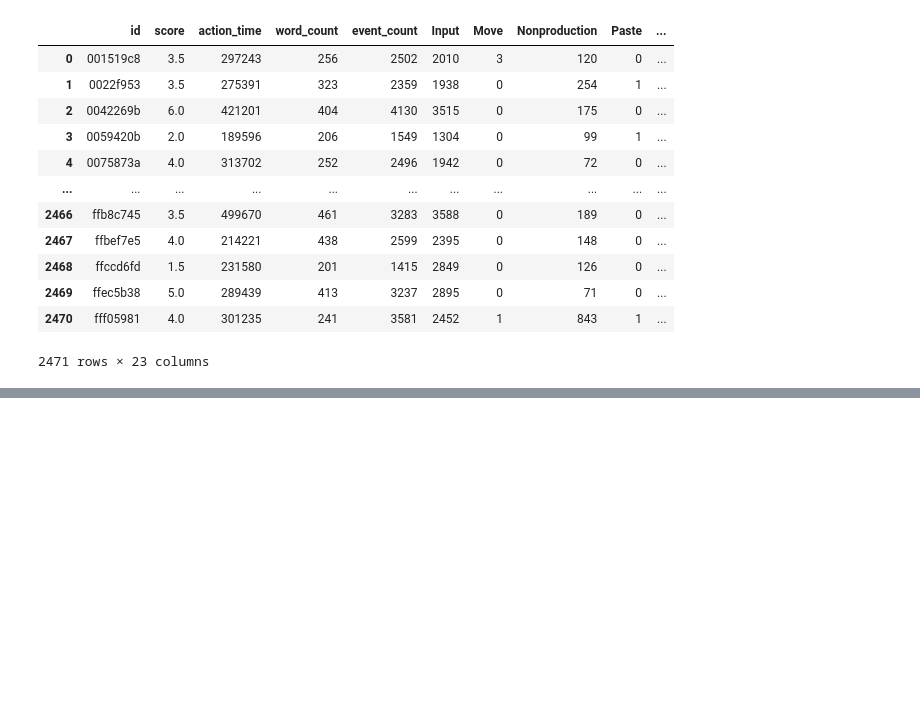
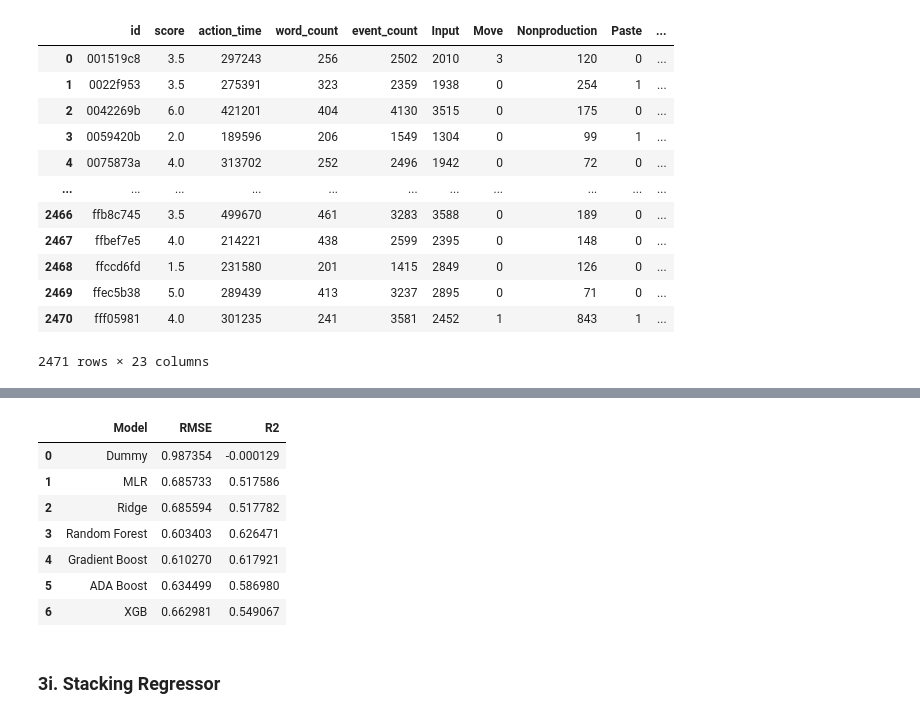
Before and after one commit to ahendricks2/EssayKeystrokes, a Jupyter notebook: Main_Notebook.ipynb, the cells around one changed output, grey strips where cells are left out. Drawn from its saved outputs; the diff is of its cells as text; code cells hidden in the pictures; blank space fills up the shorter version.

Commit message:
modeling added

```diff
--- a/Main_Notebook.ipynb
+++ b/Main_Notebook.ipynb
@@ -600,0 +813,2 @@ full_df
+# %%
+ada_pipe.fit(X_train, y_train)
@@ -600,0 +828,3 @@ full_df
+# %%
+results_df = results(ada_pipe, results_df)
+results_df
@@ -600,0 +841,7 @@ full_df
+# %%
+xgb_pipe = Pipeline([
+    ('ct', ct),
+    ('XGB', XGBRegressor(random_state=42))
+])
+# %%
+xgb_pipe.fit(X_train, y_train)
@@ -600,0 +866,14 @@ full_df
+# %%
+results_df = results(xgb_pipe, results_df)
+results_df
+# %% [output]
+|  | Model | RMSE | R2 |
+| 0 | Dummy | 0.987354 | -0.000129 |
+| 1 | MLR | 0.685733 | 0.517586 |
+| 2 | Ridge | 0.685594 | 0.517782 |
+| 3 | Random Forest | 0.603403 | 0.626471 |
+| 4 | Gradient Boost | 0.610270 | 0.617921 |
+| 5 | ADA Boost | 0.634499 | 0.586980 |
+| 6 | XGB | 0.662981 | 0.549067 |
+# %% [markdown]
+### 3i. Stacking Regressor
```
Also changed, not shown: parts of 46 cells of this notebook.
